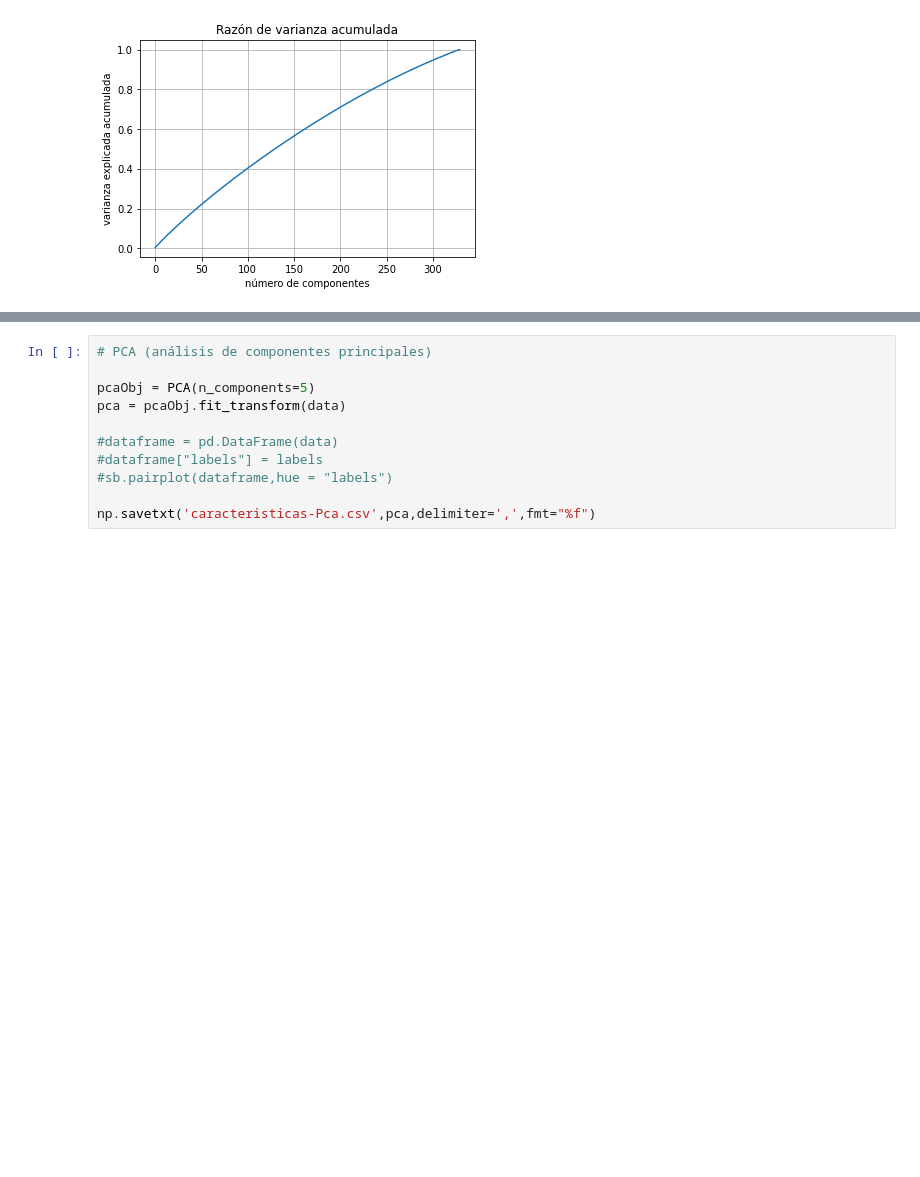
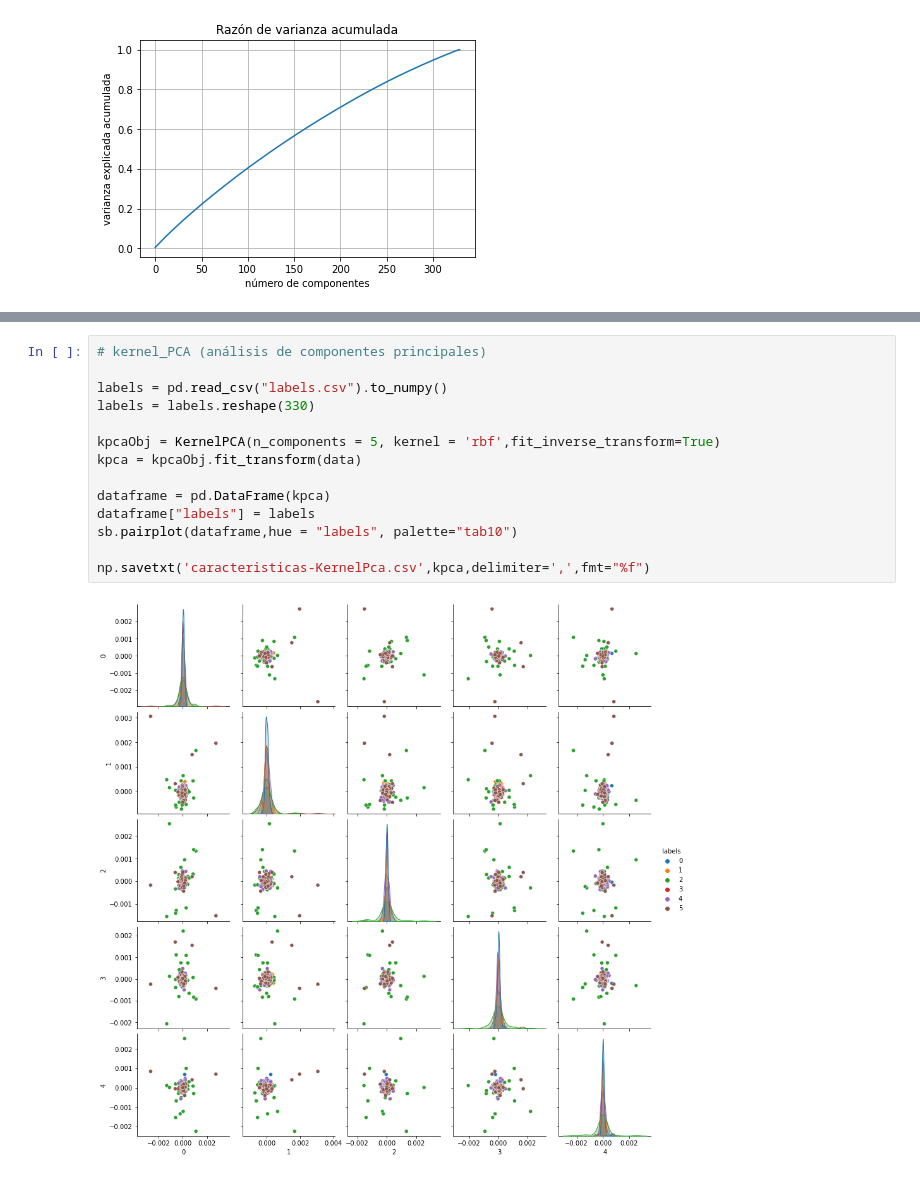
Before and after one commit to yeison1503/Proyecto_Final_Senales3, a Jupyter notebook: ProyectoFinal_Señales3.ipynb, the cells around one changed output, grey strips where cells are left out. Drawn from its saved outputs; the diff is of its cells as text; blank space fills up the shorter version.

```diff
--- a/ProyectoFinal_Señales3.ipynb
+++ b/ProyectoFinal_Señales3.ipynb
@@ -110,11 +194,16 @@ plt.grid()
 # %%
-# PCA (análisis de componentes principales)
+# kernel_PCA (análisis de componentes principales)
 
-pcaObj = PCA(n_components=5)
-pca = pcaObj.fit_transform(data)
+labels = pd.read_csv("labels.csv").to_numpy()
+labels = labels.reshape(330)
 
-#dataframe = pd.DataFrame(data)
-#dataframe["labels"] = labels
-#sb.pairplot(dataframe,hue = "labels")
+kpcaObj = KernelPCA(n_components = 5, kernel = 'rbf',fit_inverse_transform=True)
+kpca = kpcaObj.fit_transform(data)
 
-np.savetxt('caracteristicas-Pca.csv',pca,delimiter=',',fmt="%f")
+dataframe = pd.DataFrame(kpca)
+dataframe["labels"] = labels
+sb.pairplot(dataframe,hue = "labels", palette="tab10")
+
+np.savetxt('caracteristicas-KernelPca.csv',kpca,delimiter=',',fmt="%f")
+# %% [output]
+[figure, added]
```
Also changed, not shown: parts of 42 cells of this notebook, 1 other file.
